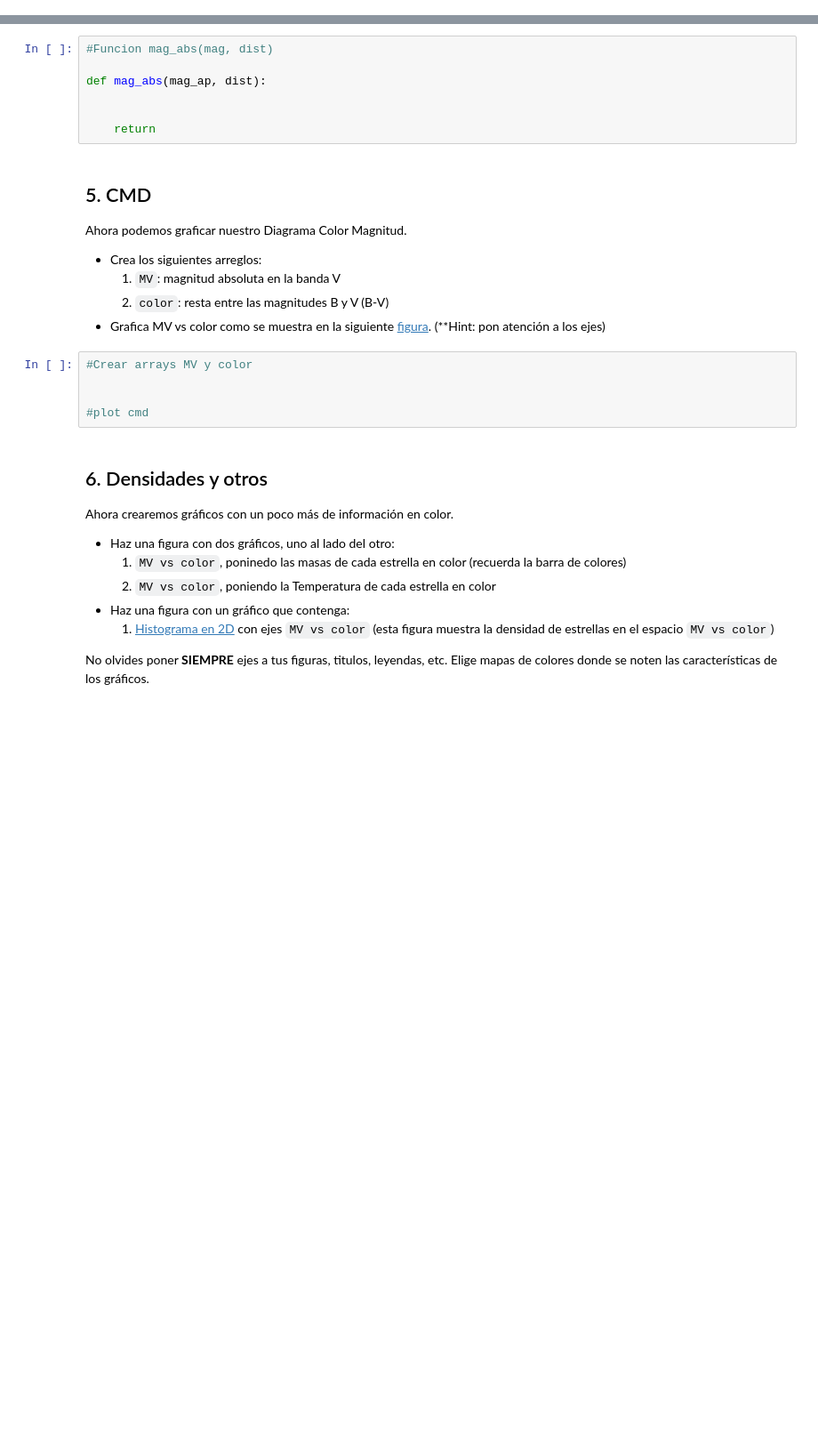
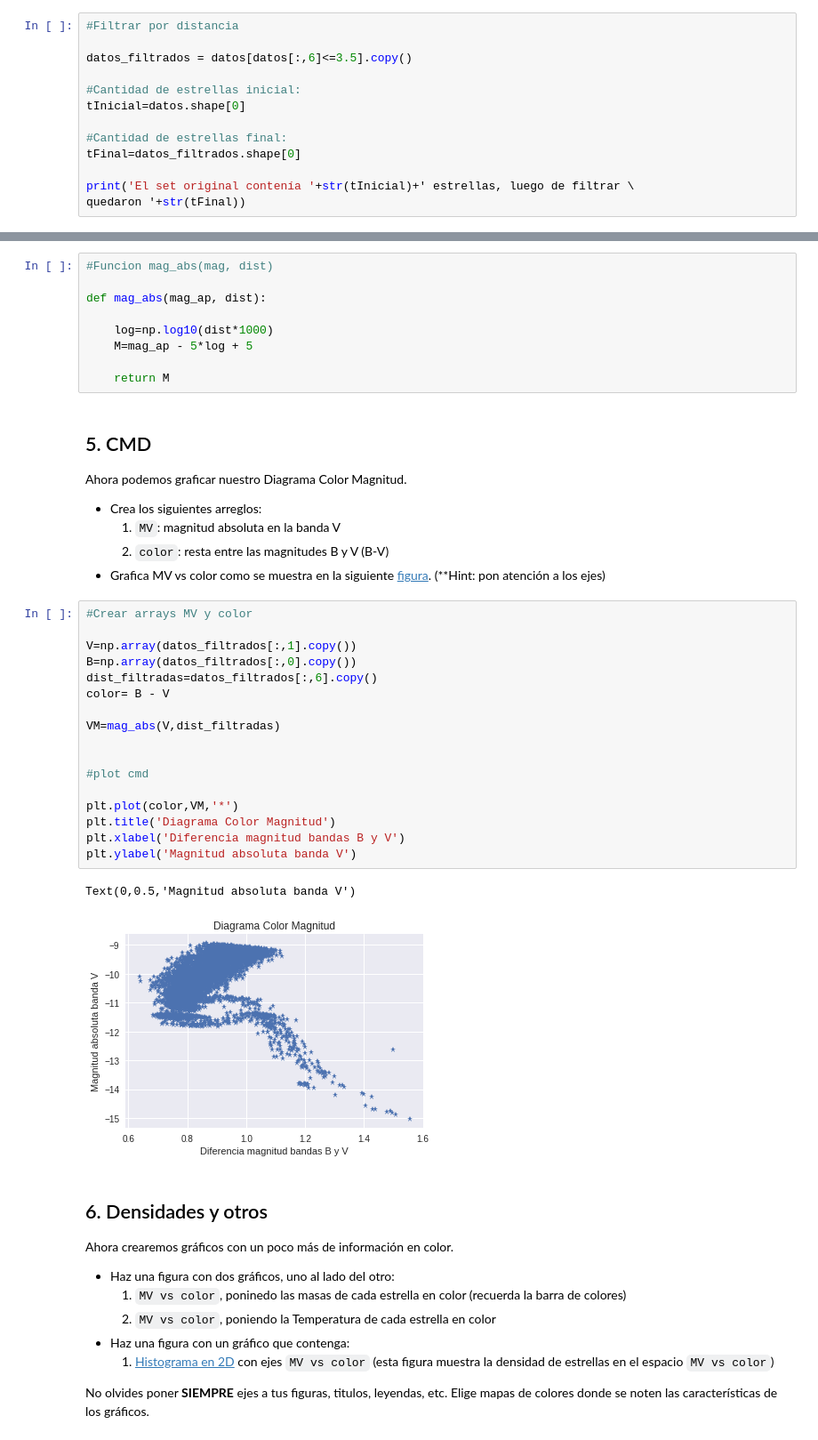
Before and after one commit to DanielaM8/minitarea2, a Jupyter notebook: minitarea2.ipynb, the cells around one changed output, grey strips where cells are left out. Shown: that part at 89% size. Saved outputs shown, nothing was run; the diff lists cells and outputs as text; blank space fills up the shorter version.

```diff
--- a/minitarea2.ipynb
+++ b/minitarea2.ipynb
@@ -122,0 +129,13 @@ print()
+# %%
+#Filtrar por distancia
+
+datos_filtrados = datos[datos[:,6]<=3.5].copy()
+
+#Cantidad de estrellas inicial:
+tInicial=datos.shape[0]
+
+#Cantidad de estrellas final:
+tFinal=datos_filtrados.shape[0]
+
+print('El set original contenía '+str(tInicial)+' estrellas, luego de filtrar \
+quedaron '+str(tFinal))
@@ -136,8 +157,10 @@ Para hacer el CMD necesitamos la magnitud absoluta de nuestras estrellas. Para e
 
 def mag_abs(mag_ap, dist):
 
+    log=np.log10(dist*1000)
+    M=mag_ap - 5*log + 5
 
-    return
+    return M
 # %% [markdown]
 ## 5. CMD
 
@@ -147,11 +170,26 @@ Ahora podemos graficar nuestro Diagrama Color Magnitud.
     1. `MV`: magnitud absoluta en la banda V
     2. `color`: resta entre las magnitudes B y V (B-V)
 * Grafica MV vs color como se muestra en la siguiente [figura](https://www.astro.rug.nl/~ahelmi/galaxies_course/class_II/47tuc.gif). (**Hint: pon atención a los ejes)
-# %%
-#Crear arrays MV y color
-
-
-#plot cmd
+# %%
+#Crear arrays MV y color
+
+V=np.array(datos_filtrados[:,1].copy())
+B=np.array(datos_filtrados[:,0].copy())
+dist_filtradas=datos_filtrados[:,6].copy()
+color= B - V
+
+VM=mag_abs(V,dist_filtradas)
+
+
+#plot cmd
+
+plt.plot(color,VM,'*')
+plt.title('Diagrama Color Magnitud')
+plt.xlabel('Diferencia magnitud bandas B y V')
+plt.ylabel('Magnitud absoluta banda V')
+# %% [output]
+Text(0,0.5,'Magnitud absoluta banda V')
+[figure, added]
 # %% [markdown]
 ## 6. Densidades y otros
 
```
Also changed, not shown: parts of 6 cells of this notebook.
